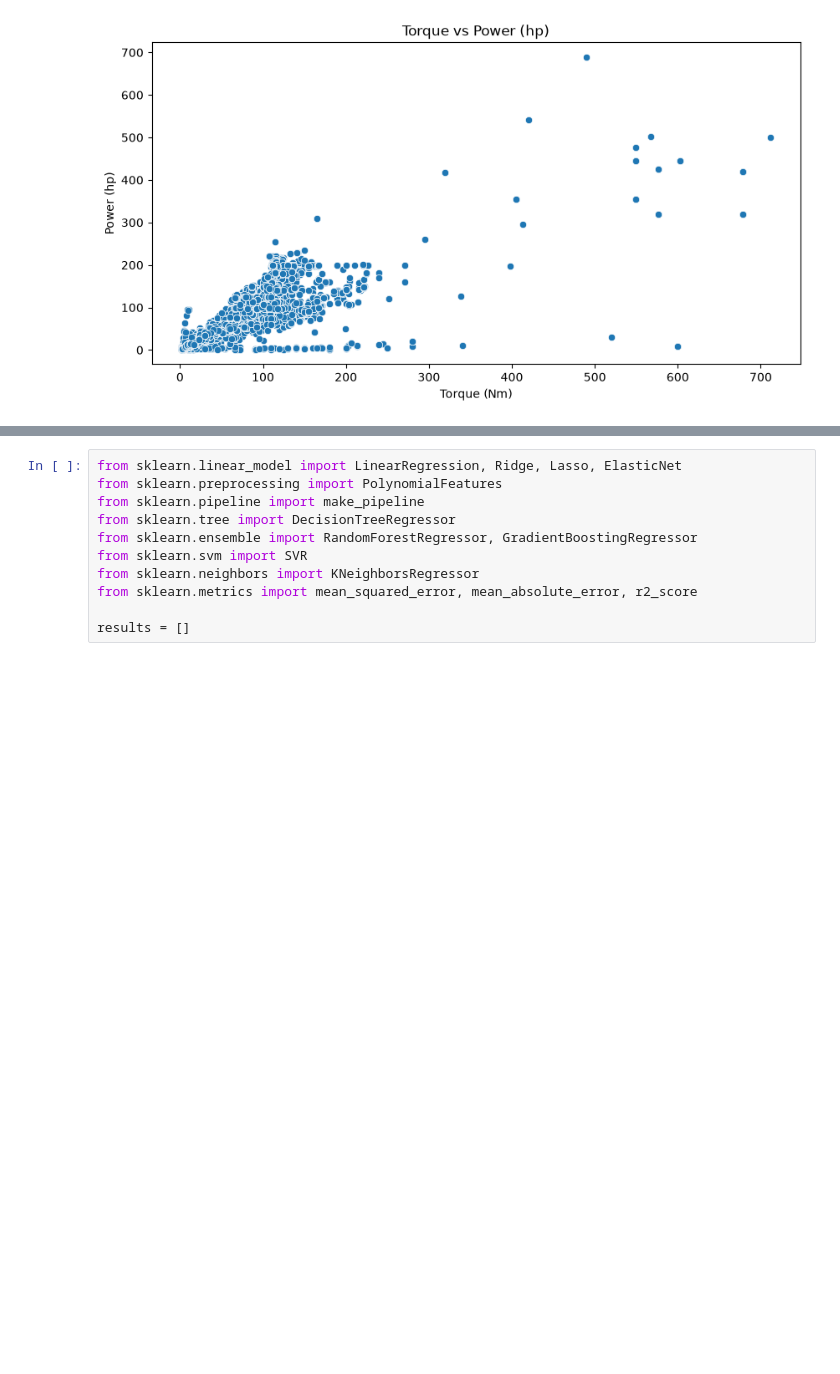
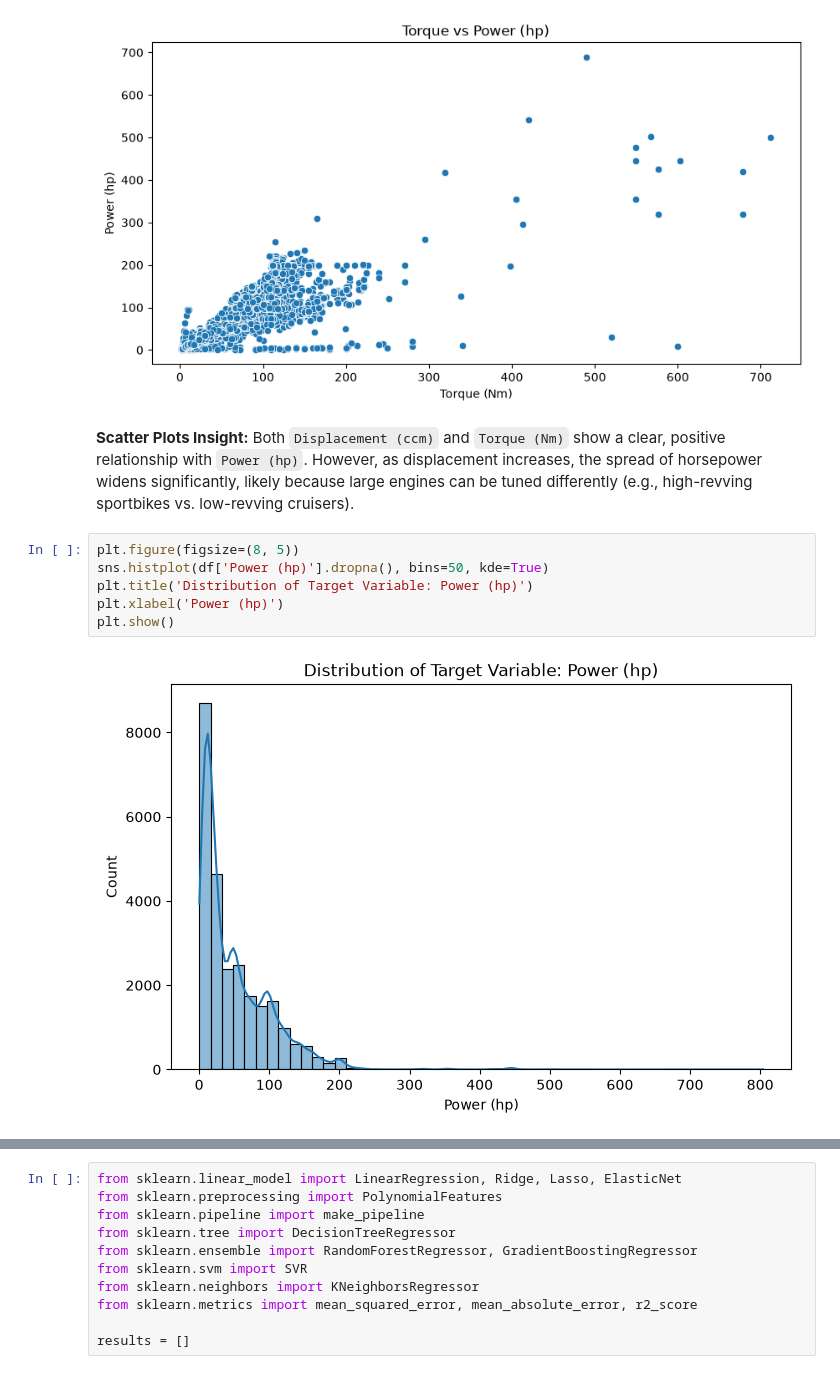
Before and after one commit to Vishnu-Girish/ml-capstone, a Jupyter notebook: notebooks/regression.ipynb, the cells around one changed output, grey strips where cells are left out. Drawn from its saved outputs; the diff is of its cells as text; blank space fills up the shorter version.

```diff
--- a/notebooks/regression.ipynb
+++ b/notebooks/regression.ipynb
@@ -65,3 +79,13 @@ plt.show()
 # %% [output]
 [figure]
 [figure]
+# %% [markdown]
+**Scatter Plots Insight:** Both `Displacement (ccm)` and `Torque (Nm)` show a clear, positive relationship with `Power (hp)`. However, as displacement increases, the spread of horsepower widens significantly, likely because large engines can be tuned differently (e.g., high-revving sportbikes vs. low-revving cruisers).
+# %%
+plt.figure(figsize=(8, 5))
+sns.histplot(df['Power (hp)'].dropna(), bins=50, kde=True)
+plt.title('Distribution of Target Variable: Power (hp)')
+plt.xlabel('Power (hp)')
+plt.show()
+# %% [output]
+[figure, added]
```
Also changed, not shown: parts of 18 cells of this notebook.
